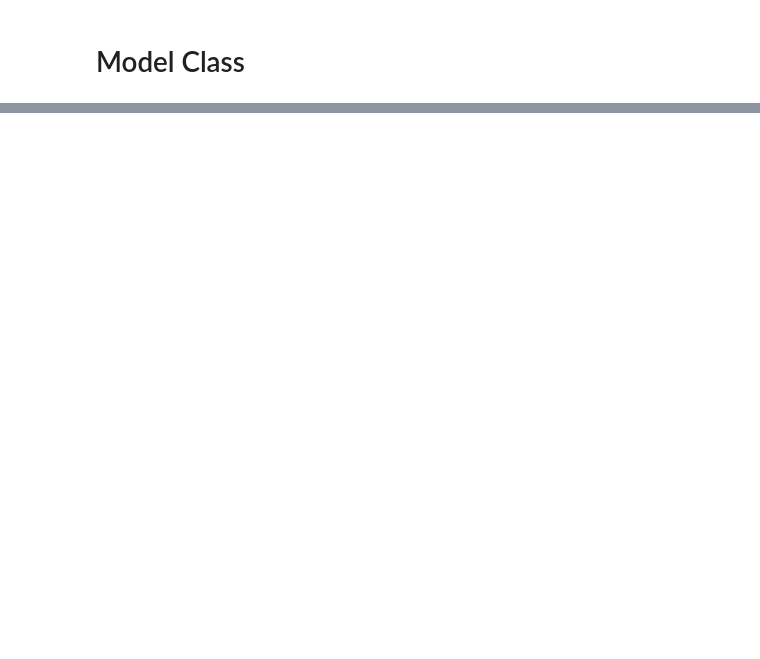
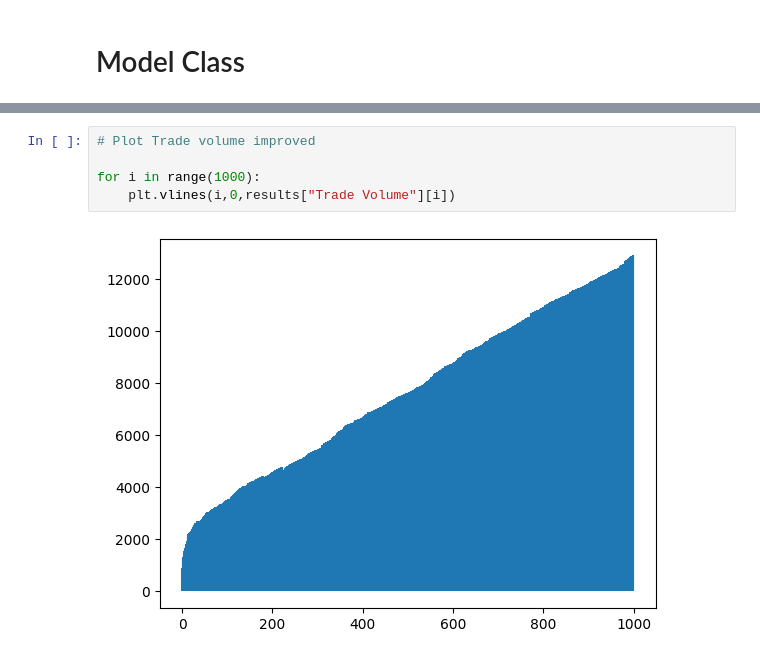
Before and after one commit to mariihespana/mesa-simulation, a Jupyter notebook: mesa_tutorial.ipynb, the cells around one changed output, grey strips where cells are left out. Drawn from its saved outputs; the diff is of its cells as text; blank space fills up the shorter version.

```diff
--- a/mesa_tutorial.ipynb
+++ b/mesa_tutorial.ipynb
@@ -551,0 +599,7 @@ model.run_model(step_count=1)
+# %%
+# Plot Trade volume improved
+
+for i in range(1000):
+    plt.vlines(i,0,results["Trade Volume"][i])
+# %% [output]
+[figure, added]
```
Also changed, not shown: parts of 10 cells of this notebook.
